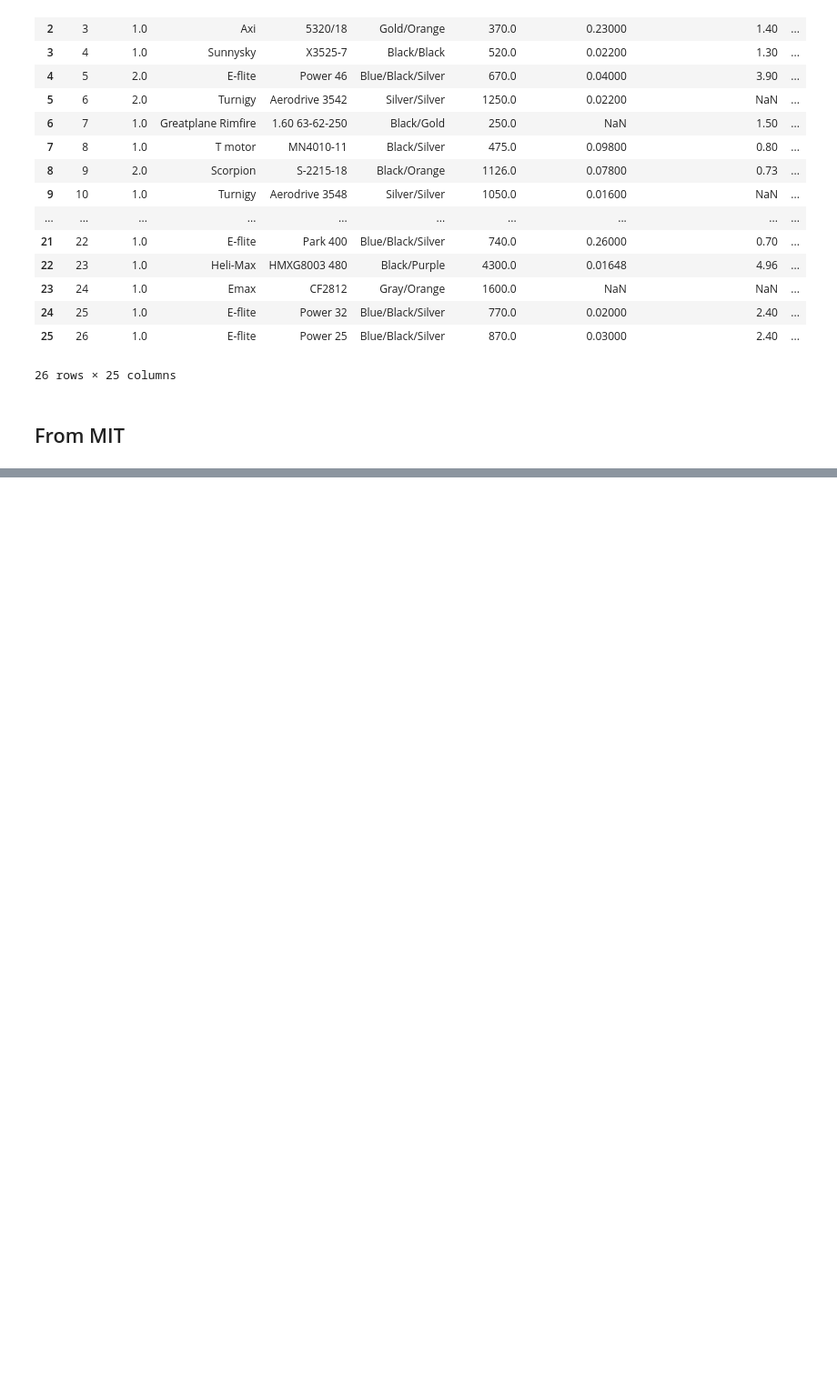
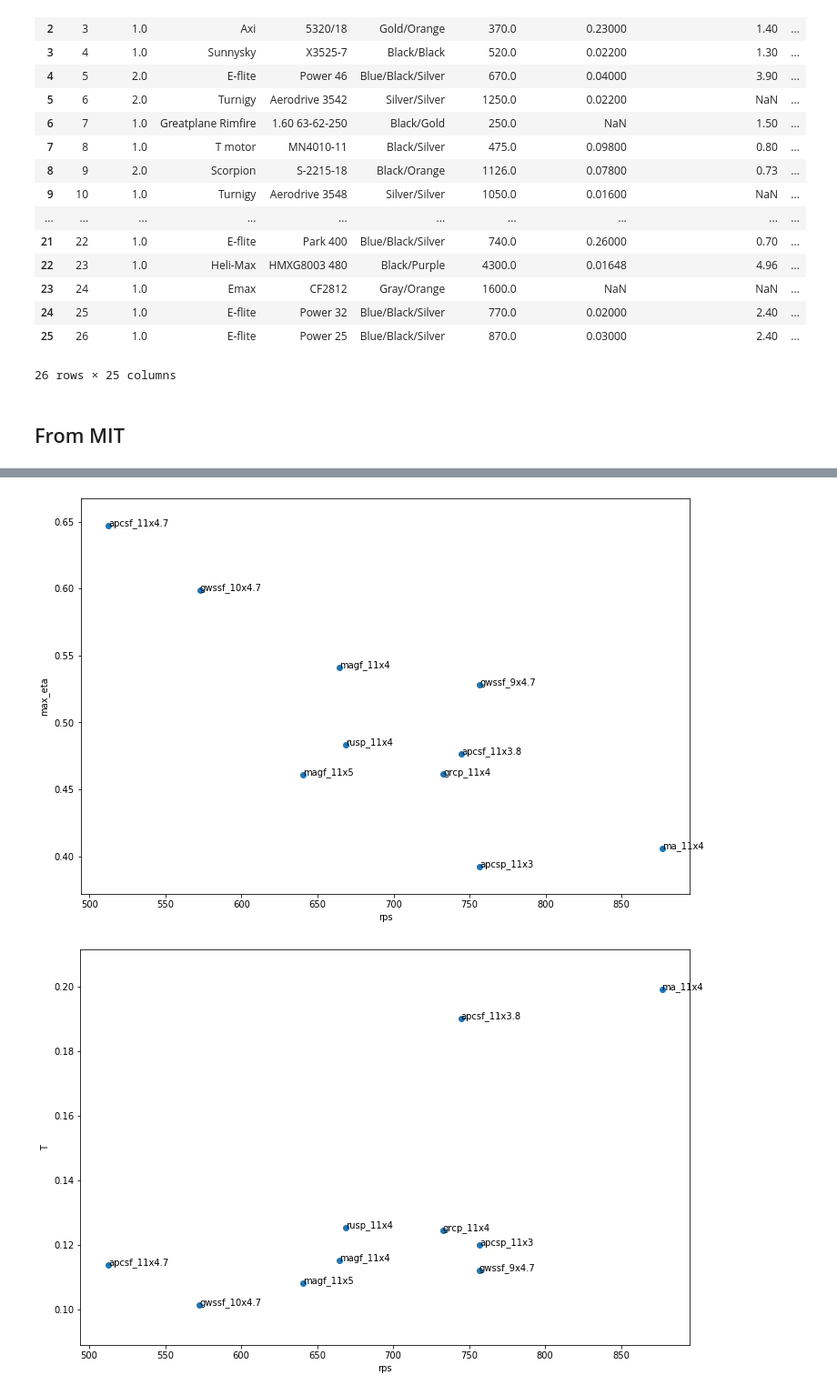
Before and after one commit to Fishabh/aae451-notebook, a Jupyter notebook: propulsion.ipynb, the cells around one changed output, grey strips where cells are left out. Shown at 91% size. Cells and saved outputs as stored; diff of their text form; code cells hidden in the pictures; blank space fills up the shorter version.

```diff
--- a/propulsion.ipynb
+++ b/propulsion.ipynb
@@ -50,7 +50,9 @@ IFrame('propstuff/motorprop.pdf', width = 800, height = 1000)
 %%capture
 ## hiding output (graphs)
 %run prop_match.py
-n = out()
+desired_thrust = 0.1
+vel = 1
+out(thrust = desired_thrust, velocity = vel)
 
 ## using historical data and interpolation?
-##NOTE this appends propeller name, max eff, rpm at max eff to an excel file 'efficiency.xlsx'
+##NOTE this appends propeller name, max eff, rpm at max eff, T and Q (torque) to an excel file 'efficiency.xlsx'
@@ -109,0 +165,18 @@ for line in lines:
+# %%
+T_met = [eff['T'][j] for j in range(len(eff['T'])) if eff['T'][j] >= desired_thrust]
+names_met = [eff['prop_name'][j] for j in range(len(eff['T'])) if eff['T'][j] >= desired_thrust]
+omegas_met = [eff['omega'][j] for j in range(len(eff['T'])) if eff['T'][j] >= desired_thrust]
+max_eta_met = [eff['max_eta_prop'][j] for j in range(len(eff['T'])) if eff['T'][j] >= desired_thrust]
+Q_met = [eff['Q'][j] for j in range(len(eff['T'])) if eff['T'][j] >= desired_thrust]
+quantities_met = {'max_eta':max_eta_met, 'T': T_met, 'Q': Q_met}
+
+for quantity in quantities_met:
+    plt.figure(figsize=(12,8))
+    plt.scatter(omegas_met, quantities_met[quantity])
+    plt.xlabel('rps')
+    plt.ylabel(quantity)
+    for i, txt in enumerate(names_met):
+        plt.annotate(txt, (omegas_met[i], quantities_met[quantity][i]))
+# %% [output]
+[figure, added]
+[figure, added]
```
Also changed, not shown: parts of 12 cells of this notebook, 4 other files.
